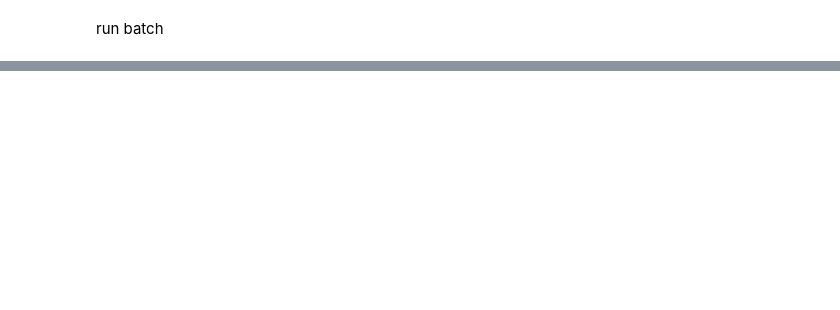
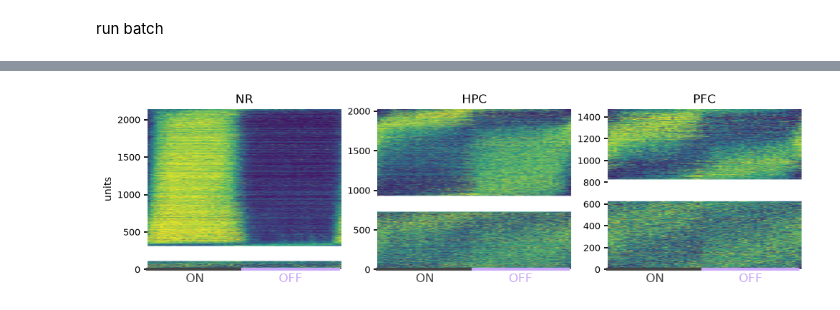
Before and after one commit to pietro-bozzo/NRCode, a Jupyter notebook: Python/Drafts/UnitEntrainment.ipynb, the cells around one changed output, grey strips where cells are left out. Cells and saved outputs as stored; diff of their text form; code cells hidden in the pictures; blank space fills up the shorter version.

```diff
--- a/Python/Drafts/UnitEntrainment.ipynb
+++ b/Python/Drafts/UnitEntrainment.ipynb
@@ -230,0 +272,23 @@ Starting Batch, 2026-07-12 14:49:59.236035
+# %%
+regs = ['nr','hpc','pfc']
+fig, ax = fma.plotting.makeFigure(n=(1,len(regs)),size=(25,7))
+for i, r in enumerate(regs):
+    tc = tuning_curve_cat.sel(reg=r,shuf=False)
+    kur = kuramoto_cat.sel(reg=r,val='psi',shuf=False)
+
+    # separate in (non-)significantly entrained and sort separately
+    signif = kur.h.values
+    data_signif = tc.isel(reg=signif).values
+    order = np.argsort(kur.isel(reg=signif)).values
+    data_signif = data_signif[order]
+    data_nsignif = tc.isel(reg=~signif).values
+    order = np.argsort(kur.isel(reg=~signif)).values
+    data_nsignif = data_nsignif[order]
+    data = np.concatenate((data_nsignif, np.full((200,tc.shape[1]),np.nan), data_signif))
+
+    fma.plotting.plotColorMap(data,x=tc.phi,ax=ax[i],vmin=-1,vmax=1,zscore='all')
+    ax[i].set(title=r.upper()); ax[i].spines['left'].set_visible(False)
+ax[0].set(ylabel='units'); isru.ISAxes(ax)
+do_save and fma.plotting.saveFigure(fig,froot / 'color_map',['png','svg'])
+# %% [output]
+[figure, added]
```
Also changed, not shown: parts of 13 cells of this notebook, 4 other files.
